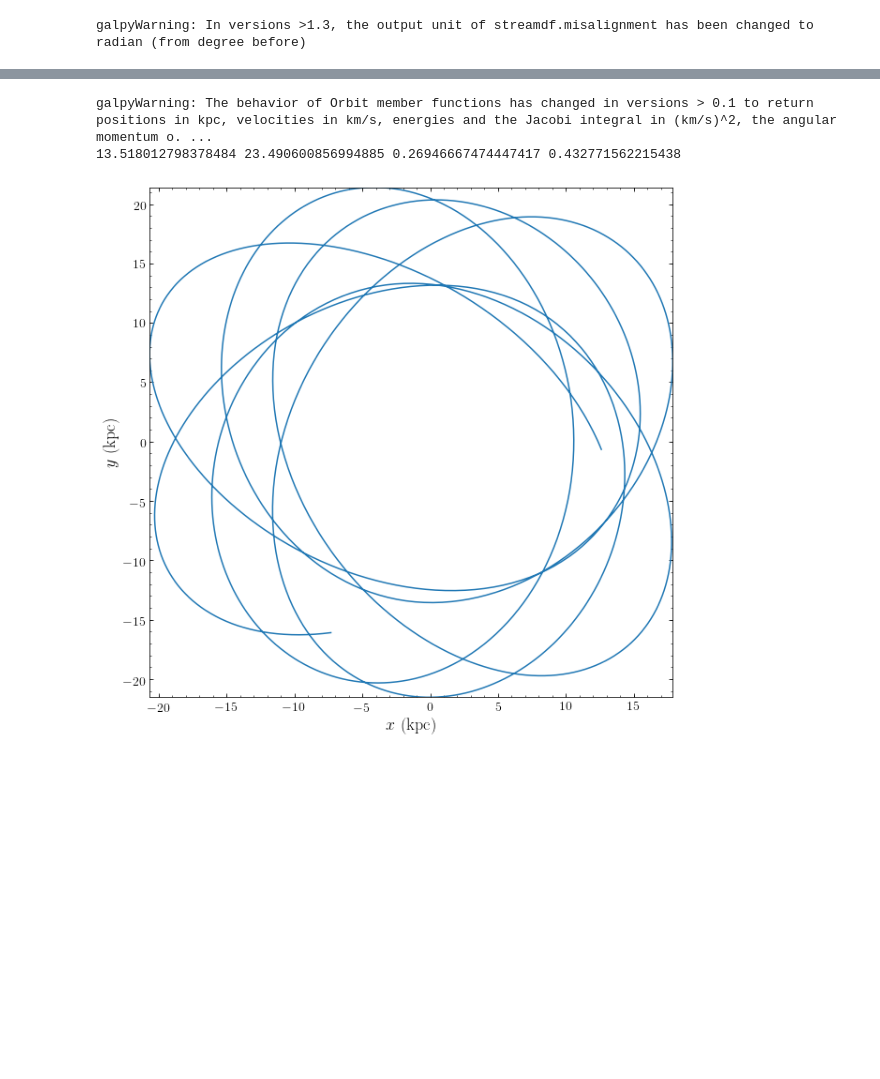
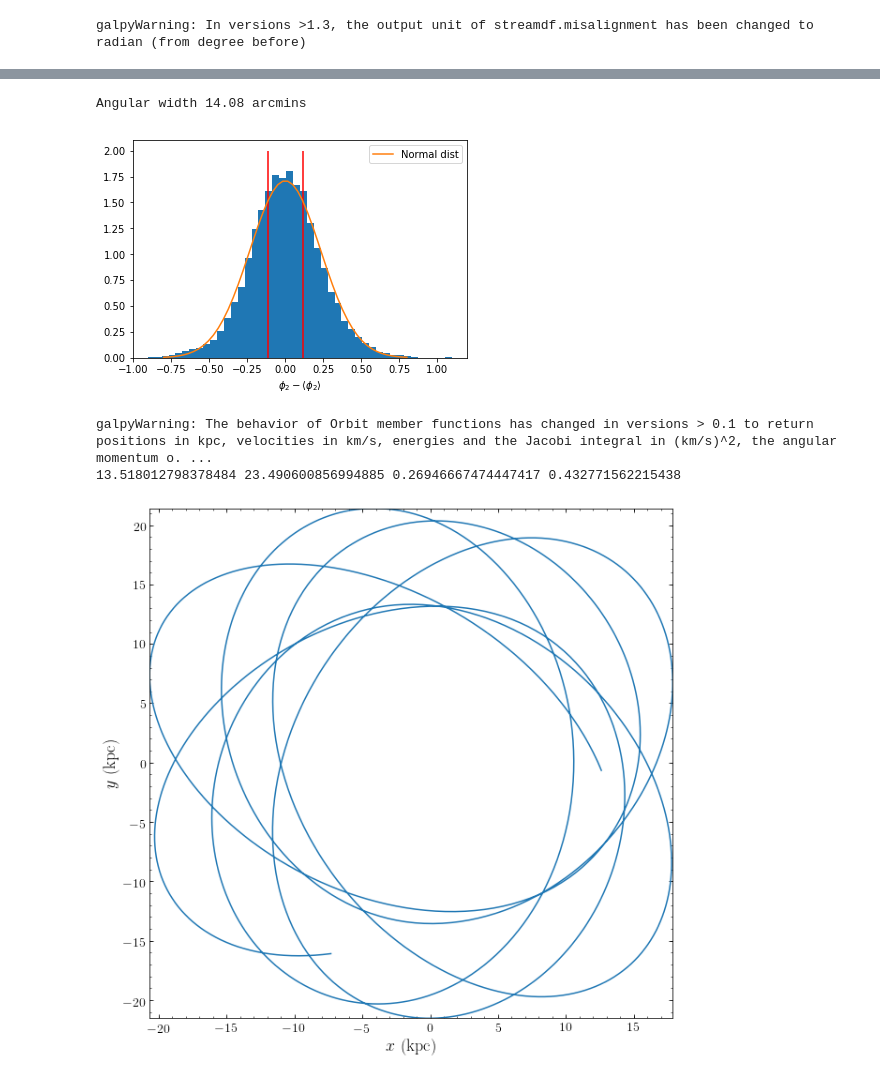
Before and after one commit to nbanik/Analyze_GD-1, a Jupyter notebook: new_GD1_model.ipynb, the cells around one changed output, grey strips where cells are left out. Cells and saved outputs as stored; diff of their text form; code cells hidden in the pictures; blank space fills up the shorter version.

```diff
--- a/new_GD1_model.ipynb
+++ b/new_GD1_model.ipynb
@@ -194,3 +249,23 @@ plt.show()
+# %%
+from scipy.stats import norm
+
+phi2=np.linspace(-0.8,0.8,50)
+
+
+print ("Angular width %.2f arcmins"%(np.std(phi2_offset)*60.))
+
+
+plt.figure()
+plt.hist(phi2_offset,bins='scott',density=True)
+plt.plot(phi2,norm.pdf(phi2,scale=14./60.),label=r'Normal dist') #normal distribution with sigma = 14 arcmin
+plt.vlines(7./60,0.,2.,color='r')
+plt.vlines(-7./60,0.,2.,color='r')
+plt.xlabel(r'$\phi_{2} - \langle\phi_{2}\rangle $')
+plt.legend(loc='upper right')
+plt.show()
+# %% [output]
+Angular width 14.08 arcmins
+[figure, added]
 # %%
 prog_orb=Orbit(gd1_prog_lb,lb=True,ro=8.,vo=220.,solarmotion=[-11.1,24.,7.25])
 
```
Also changed, not shown: parts of 10 cells of this notebook.
